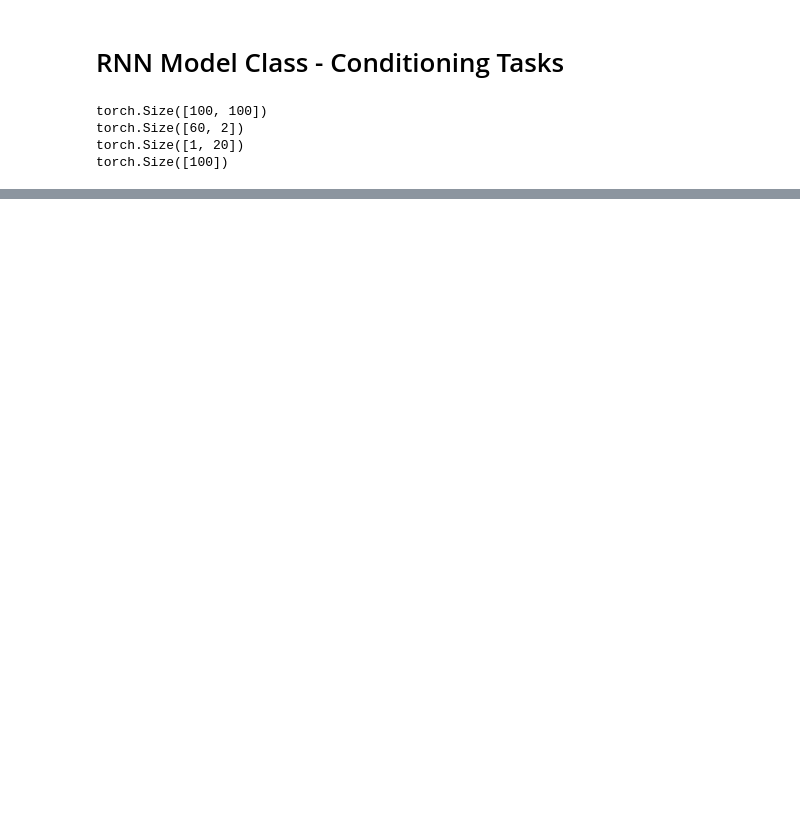
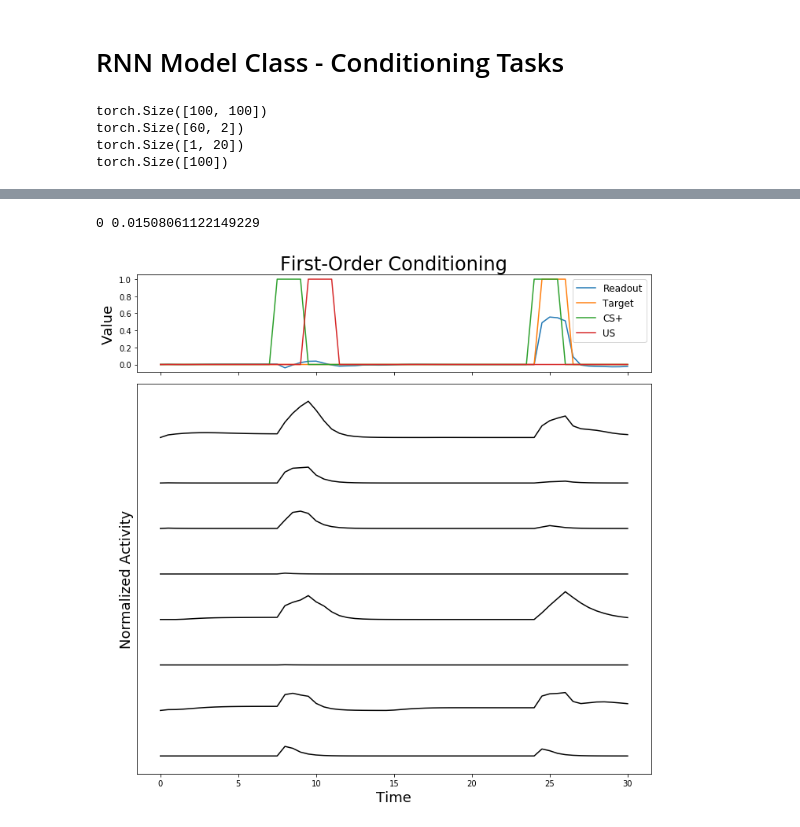
Before and after one commit to marshineer/HS_LabRot, a Jupyter notebook: drosophila_paper_no_plasticity_classes.ipynb, the cells around one changed output, grey strips where cells are left out. Cells and saved outputs as stored; diff of their text form; code cells hidden in the pictures; blank space fills up the shorter version.

Commit message:
Reformatted evaluation function to give us more control over the trial intervals. Created example trial function and script for Denis.

```diff
--- a/drosophila_paper_no_plasticity_classes.ipynb
+++ b/drosophila_paper_no_plasticity_classes.ipynb
@@ -691,7 +693,7 @@ def cond_loss(vt, vt_opt, r_DAN, lam=0.1):
 #     return r_KCt, r_extt, vt_opt, ls_stims
 # %%
 # def print_trial(network, task1:str, task2:str, dt=0.5):
-def print_trial(network, task, n_odors=10, dt=0.5):
+def print_trial(network, optimizer, task, n_odors=10, dt=0.5):
     """ Plots a figure similar to Figure 2 from Jiang 2020.
 
     Runs the network using a novel combination of conditioned and unconditioned stimuli,
@@ -717,7 +719,7 @@ def print_trial(network, task, n_odors=10, dt=0.5):
     legend_font = 12
 
     # Run the network
-    r_out, vt, vt_opt, loss_hist, stim_ls = train_net(network, dt=dt, n_epochs=1, n_batch=1, n_odors=n_odors, train=False, plot=task)
+    r_out, vt, vt_opt, loss_hist, stim_ls = network.train_net(opti=optimizer, dt=dt, n_epoch=1, n_batch=1, n_odors=n_odors)
     r_out = r_out.detach().numpy().squeeze()
     vt = vt.detach().numpy().squeeze()
     vt_opt = vt_opt.detach().numpy().squeeze()
@@ -806,12 +808,15 @@ if train_bool:
 # %%
 # Plot some results to compare to Fig 2A/B in paper
 if not train_bool:
 #     classic_net.load_state_dict(torch.load('trained_N5_no_plasticity_10odor_2000epochs.pt'))
 #     classic_net.load_state_dict(torch.load('trained_N6_no_plasticity_1odor_2000epochs.pt'))
     classic_net.eval()
 
-# print_trial(classic_net, task='CS+')
+print_trial(classic_net, optimizer, task='CS+')
 # print_trial(classic_net, task='CS2')
+# %% [output]
+0 0.01508061122149229
+[figure, added]
 # %%
 # r_out, Wt, vt, vt_opt, loss_hist, _ = train_net(classic_net, task=train_task, n_epochs=200, train=False)
 r_out, vt, vt_opt, loss_hist, _ = classic_net.train_net(opti=optimizer, n_epoch=200)
```
Also changed, not shown: parts of 4 cells of this notebook, 16 other files.
